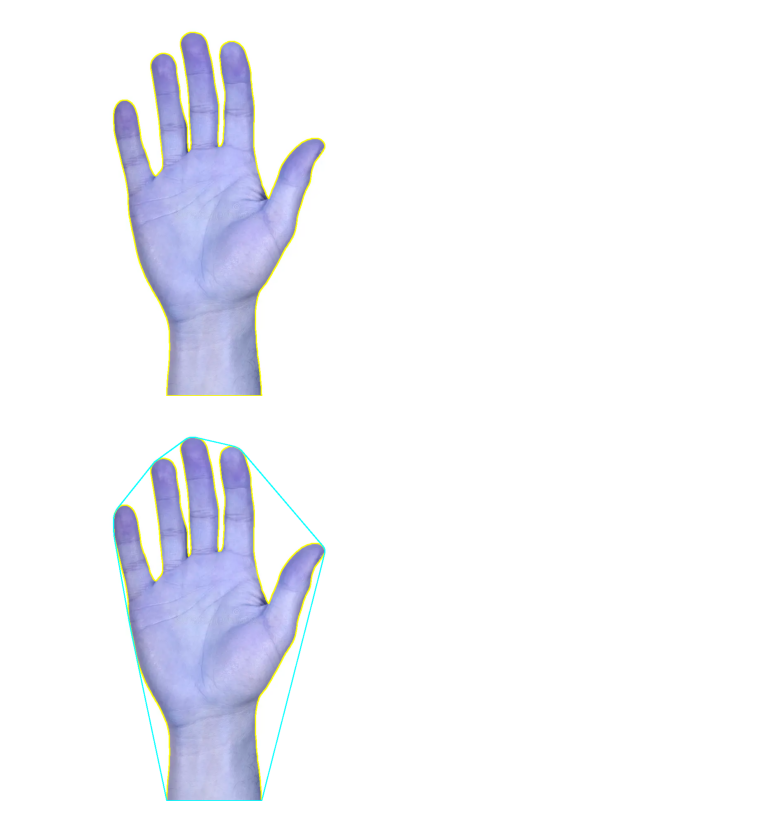
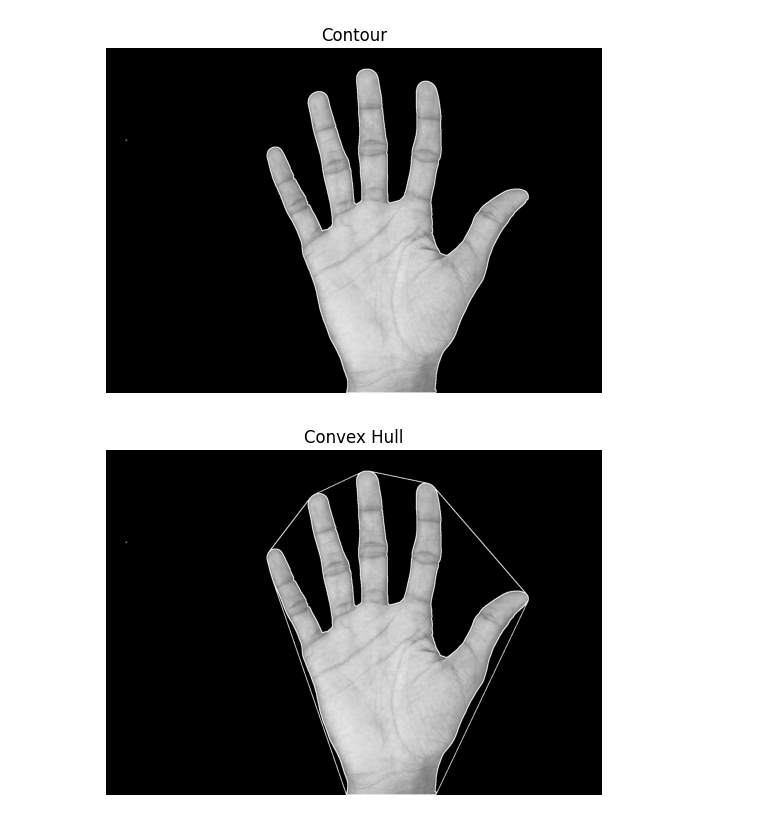
Before and after one commit to RizkiAlkarim/hand-geometry, a Jupyter notebook: with_open_cv.ipynb, the cells around one changed output. Cells and saved outputs as stored; diff of their text form; code cells hidden in the pictures.

```diff
--- a/with_open_cv.ipynb
+++ b/with_open_cv.ipynb
@@ -3,9 +3,10 @@ import cv2
 import numpy as np
 import matplotlib.pyplot as plt
 # %%
-img_path = "img/hand_2.jpg"
-img = cv2.imread(img_path)
-plt.imshow(img)
+img_path = "img/hand_1.jpg"
+img = cv2.imread(img_path, cv2.IMREAD_COLOR)
+plt.imshow(img.astype(np.uint8)[:, :, ::-1])
 plt.axis('off')
+plt.title("Original Image")
 plt.show()
 # %% [output]
@@ -13,12 +23,11 @@ plt.show()
 # %%
-# Thresholding
-gray = cv2.cvtColor(img, cv2.COLOR_BGR2GRAY)
-
-ret, thresh = cv2.threshold(gray, 230, 255, cv2.THRESH_BINARY_INV)
+# Threshold
+ret, thresh = cv2.threshold(gray, 90, 255, cv2.THRESH_BINARY)
 kernel = np.ones((5,5),np.uint8)
 thresh = cv2.erode(thresh, kernel, iterations=1)
 thresh = cv2.dilate(thresh, kernel, iterations=1)
 plt.imshow(thresh.astype(np.uint8), cmap='gray')
 plt.axis('off')
+plt.title("Threshold")
 plt.show()
 # %% [output]
@@ -25,0 +35,7 @@ plt.show()
+# %%
+# Masking
+masked = cv2.bitwise_and(gray, gray, mask=thresh)
+plt.imshow(masked.astype(np.uint8), cmap='gray')
+plt.axis('off')
+plt.title("Masking")
+plt.show()
@@ -26,21 +51,23 @@ plt.show()
 # %%
 # Contour
-contours, hierarchy = cv2.findContours(thresh, cv2.RETR_TREE, cv2.CHAIN_APPROX_SIMPLE)
+contours, hierarchy = cv2.findContours(masked, cv2.RETR_LIST, cv2.CHAIN_APPROX_NONE)
 contours = max(contours, key=lambda x: cv2.contourArea(x))
-cv2.drawContours(img, [contours], -1, (255,255,0), 2)
-plt.imshow(img)
+cv2.drawContours(masked, [contours], -1, (255,255,255), 2)
+plt.imshow(masked.astype(np.uint8), cmap='gray')
 plt.axis('off')
+plt.title("Contour")
 plt.show()
 # %% [output]
-[figure, old version]
+[figure, new version]
 # %%
 hull = cv2.convexHull(contours)
-cv2.drawContours(img, [hull], -1, (0, 255, 255), 2)
-plt.imshow(img)
+cv2.drawContours(masked, [hull], -1, (255, 255, 255), 2)
+plt.imshow(masked.astype(np.uint8), cmap='gray')
 plt.axis('off')
+plt.title("Convex Hull")
 plt.show()
 # %% [output]
-[figure, old version]
+[figure, new version]
 # %%
 hull = cv2.convexHull(contours, returnPoints=False)
 defects = cv2.convexityDefects(contours, hull)
```
Also changed, not shown: parts of 9 cells of this notebook, 7 other files.
